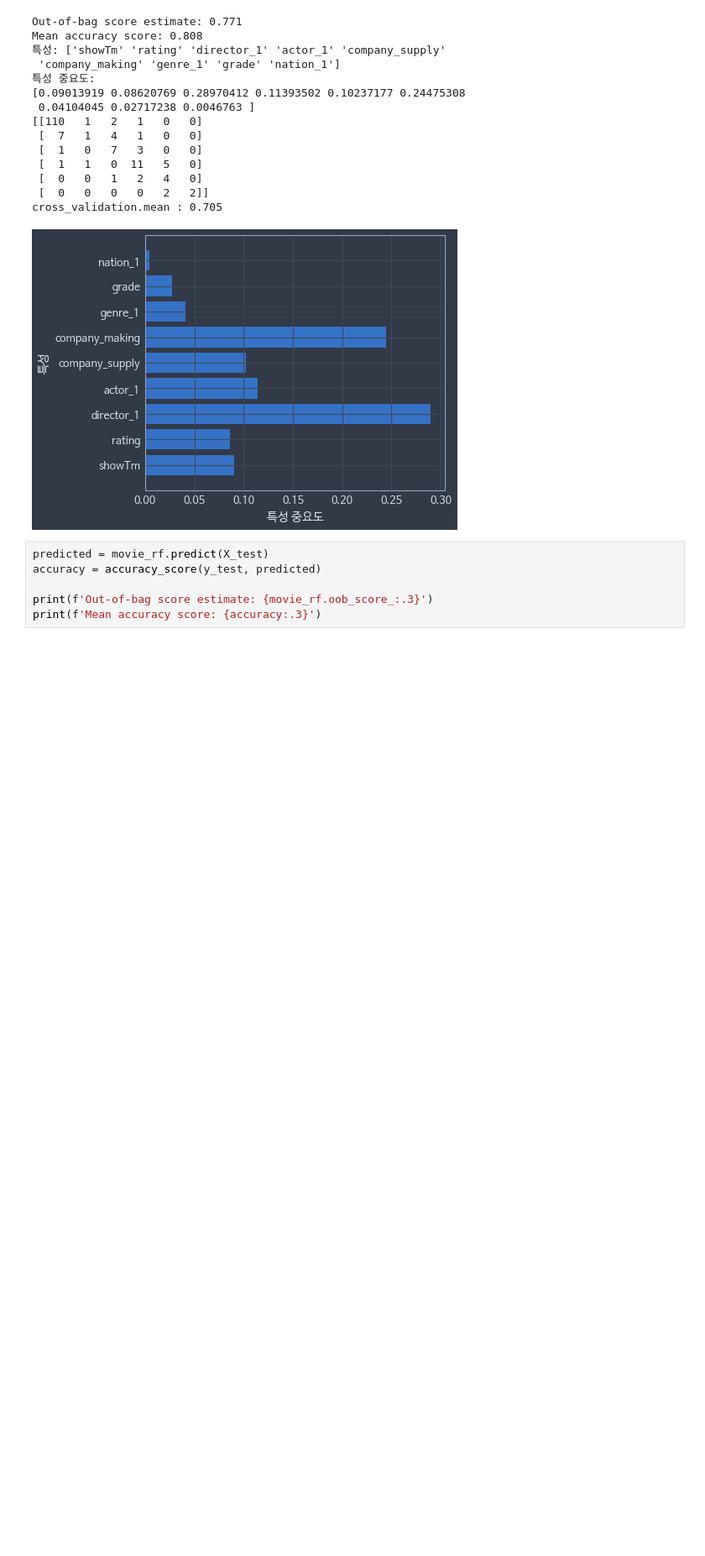
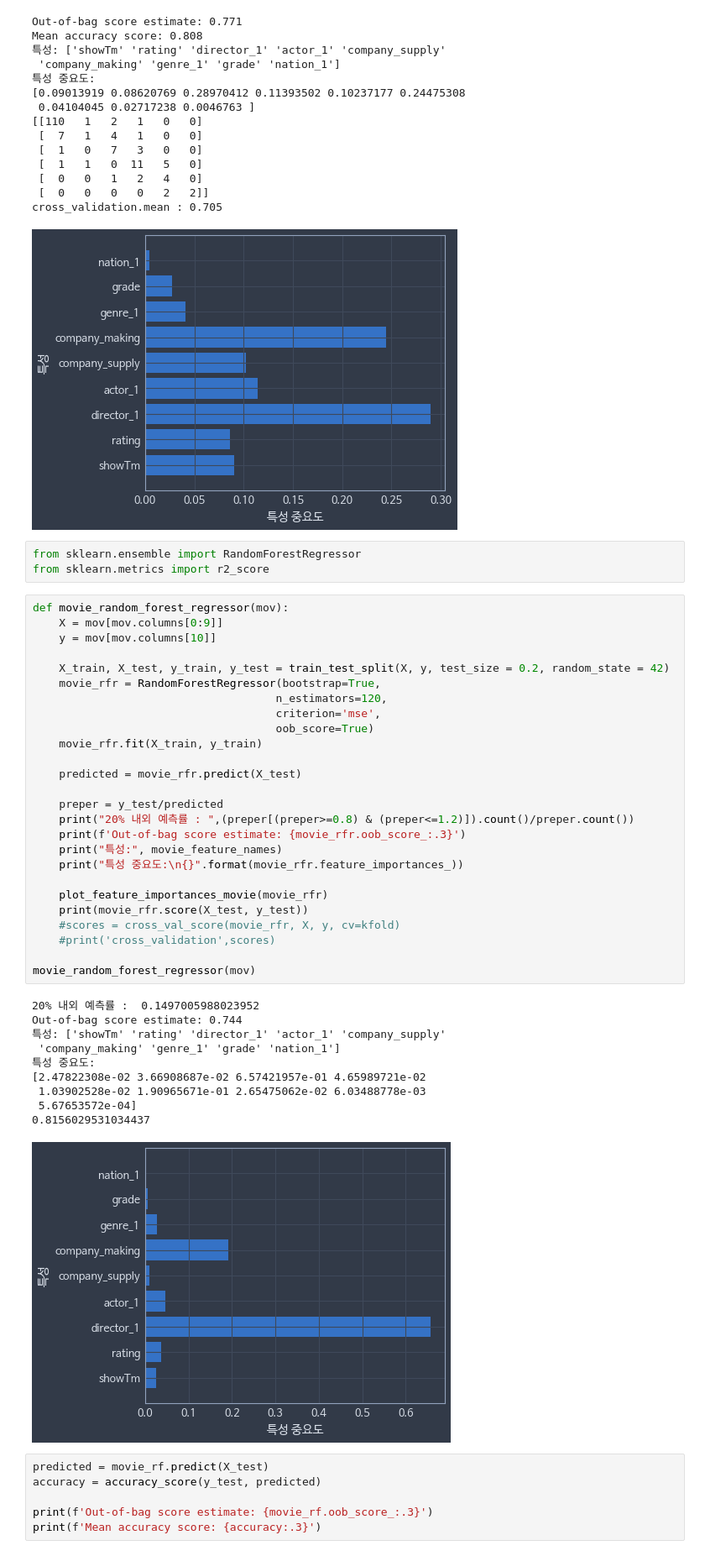
Before and after one commit to younghk/2019_Project_Graduation, a Jupyter notebook: Modeling.ipynb, the cells around one changed output. Shown at 84% size. Saved outputs shown, nothing was run; the diff lists cells and outputs as text; blank space fills up the shorter version.

```diff
--- a/Modeling.ipynb
+++ b/Modeling.ipynb
@@ -360,6 +413,46 @@ Mean accuracy score: 0.808
  [  0   0   0   0   2   2]]
 cross_validation.mean : 0.705
 [figure]
+# %%
+from sklearn.ensemble import RandomForestRegressor
+from sklearn.metrics import r2_score
+# %%
+def movie_random_forest_regressor(mov):
+    X = mov[mov.columns[0:9]]
+    y = mov[mov.columns[10]]
+
+    X_train, X_test, y_train, y_test = train_test_split(X, y, test_size = 0.2, random_state = 42)
+    movie_rfr = RandomForestRegressor(bootstrap=True,
+                                     n_estimators=120,
+                                     criterion='mse',
+                                     oob_score=True)
+    movie_rfr.fit(X_train, y_train)
+
+    predicted = movie_rfr.predict(X_test)
+
+    preper = y_test/predicted
+    print("20% 내외 예측률 : ",(preper[(preper>=0.8) & (preper<=1.2)]).count()/preper.count())
+    print(f'Out-of-bag score estimate: {movie_rfr.oob_score_:.3}')
+    print("특성:", movie_feature_names)
+    print("특성 중요도:\n{}".format(movie_rfr.feature_importances_))
+
+    plot_feature_importances_movie(movie_rfr)
+    print(movie_rfr.score(X_test, y_test))
+    #scores = cross_val_score(movie_rfr, X, y, cv=kfold)
+    #print('cross_validation',scores)
+
+movie_random_forest_regressor(mov)
+# %% [output]
+20% 내외 예측률 :  0.1497005988023952
+Out-of-bag score estimate: 0.744
+특성: ['showTm' 'rating' 'director_1' 'actor_1' 'company_supply'
+ 'company_making' 'genre_1' 'grade' 'nation_1']
+특성 중요도:
+[2.47822308e-02 3.66908687e-02 6.57421957e-01 4.65989721e-02
+ 1.03902528e-02 1.90965671e-01 2.65475062e-02 6.03488778e-03
+ 5.67653572e-04]
+0.8156029531034437
+[figure, added]
 # %%
 predicted = movie_rf.predict(X_test)
 accuracy = accuracy_score(y_test, predicted)
```
Also changed, not shown: parts of 8 cells of this notebook.
